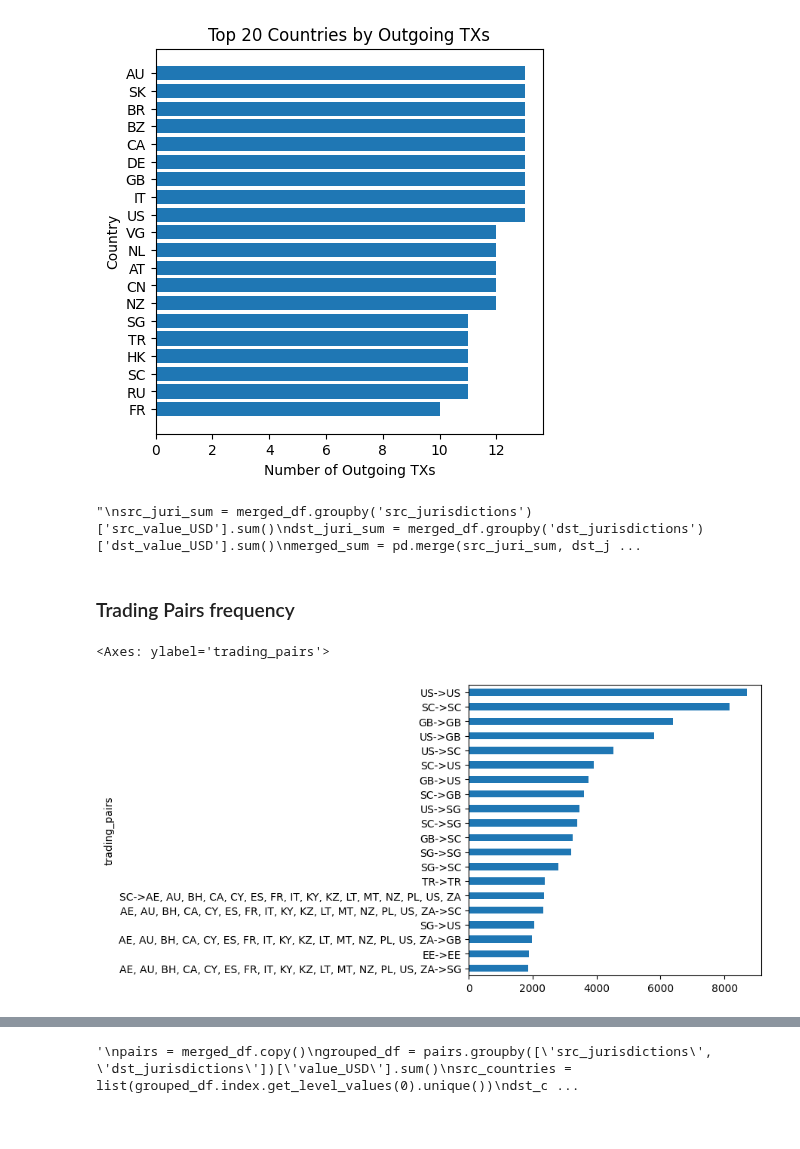
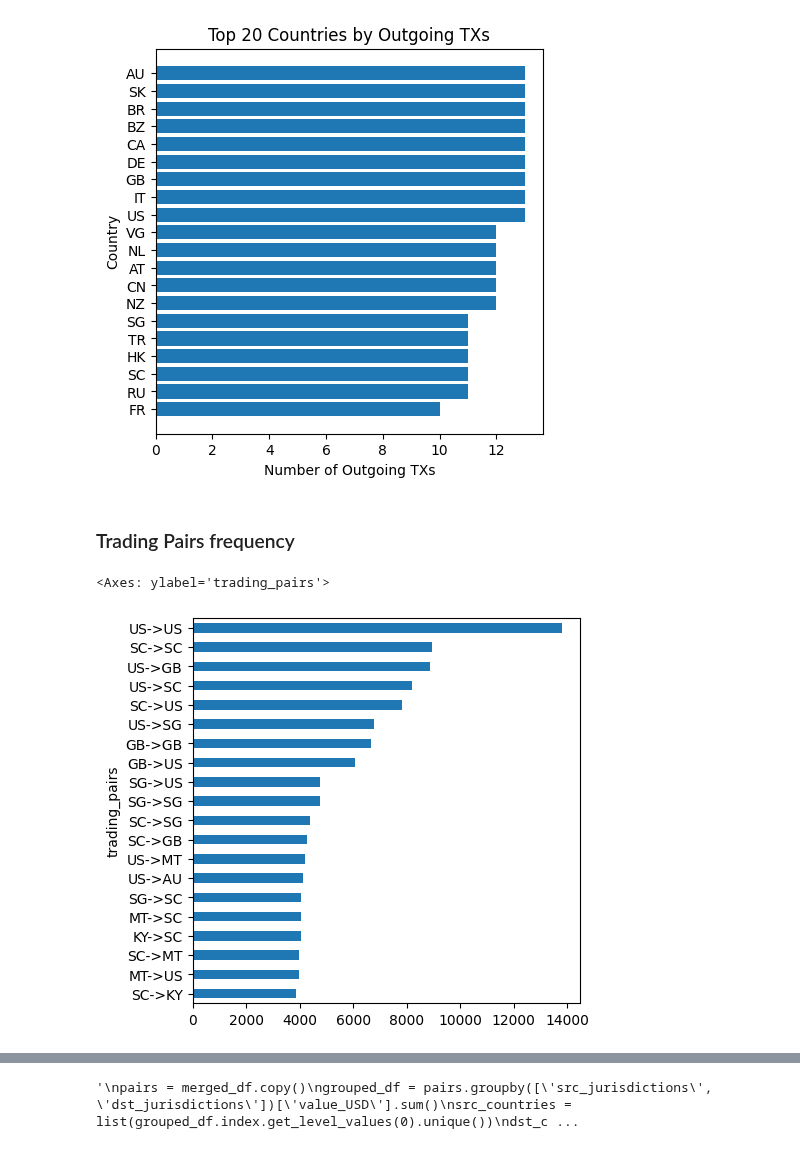
Before and after one commit to FlowDrucka64/MoneyFlow, a Jupyter notebook: data_exploration.ipynb, the cells around one changed output, grey strips where cells are left out. Cells and saved outputs as stored; diff of their text form; code cells hidden in the pictures.

```diff
--- a/data_exploration.ipynb
+++ b/data_exploration.ipynb
@@ -437,4 +437,4 @@ expanded_df_with_inland = expanded_df.copy()
 # Remove flows which aren't x-border
 expanded_df_without_inland = expanded_df[expanded_df['dst_jurisdictions'] != expanded_df['src_jurisdictions']]
 
-expanded_df[expanded_df['dst_jurisdictions'] != expanded_df['src_jurisdictions']]
+expanded_df = expanded_df[expanded_df['dst_jurisdictions'] != expanded_df['src_jurisdictions']]
@@ -654,43 +636,16 @@ plt.savefig('outgoing_top20.png')
 plt.show()
 # %% [output]
 [figure]
-# %%
-# Total value of incoming / outgoing tx
-# TODO UNITS ON AXED also maybe scale to BN USD?
-# TODO FIX THIS? (is there even any value in this?)
-
-'''
-src_juri_sum = merged_df.groupby('src_jurisdictions')['src_value_USD'].sum()
-dst_juri_sum = merged_df.groupby('dst_jurisdictions')['dst_value_USD'].sum()
-merged_sum = pd.merge(src_juri_sum, dst_juri_sum, left_index=True, right_index=True, how='inner')
-fig, ax = plt.subplots()
-scatter = ax.scatter(x=merged_sum.src_value_USD, y=merged_sum.dst_value_USD)
-plt.xlabel('USD value of Outgoing Txs')
-plt.ylabel('USD value of Incoming Txs')
-plt.title('Outcoming vs Incoming Txs USD value')
-plt.grid(True)
-
-line = np.linspace(min(merged_sum.src_value_USD), max(merged_sum.dst_value_USD), 100)
-plt.plot(line, line, color='r', linestyle='--')
-plt.show()
-
-display(merged_sum.sort_values(by='src_value_USD', ascending=False))
-display(merged_sum.sort_values(by='dst_value_USD', ascending=False))
-
-corr = pearsonr(merged_sum.src_value_USD, merged_sum.dst_value_USD)
-display(corr)
-'''
-# %% [output]
-"\nsrc_juri_sum = merged_df.groupby('src_jurisdictions')['src_value_USD'].sum()\ndst_juri_sum = merged_df.groupby('dst_jurisdictions')['dst_value_USD'].sum()\nmerged_sum = pd.merge(src_juri_sum, dst_j ...
 # %% [markdown]
 ### Trading Pairs frequency
 # %%
-merged_df['trading_pairs'] = merged_df['src_jurisdictions'] + '->' + merged_df['dst_jurisdictions']
+trading_pair_df = expanded_df.copy()
+trading_pair_df['trading_pairs'] = trading_pair_df['src_jurisdictions'] + '->' + trading_pair_df['dst_jurisdictions']
 
-merged_df.trading_pairs.value_counts().head(20)[::-1].plot.barh(figsize=(5, 5))
+trading_pair_df.trading_pairs.value_counts().head(20)[::-1].plot.barh(figsize=(5, 5))
 # %% [output]
 <Axes: ylabel='trading_pairs'>
-[figure, old version]
+[figure, new version]
 # %%
 display(merged_df)
 # %% [output]
```
Also changed, not shown: parts of 3 cells of this notebook.
